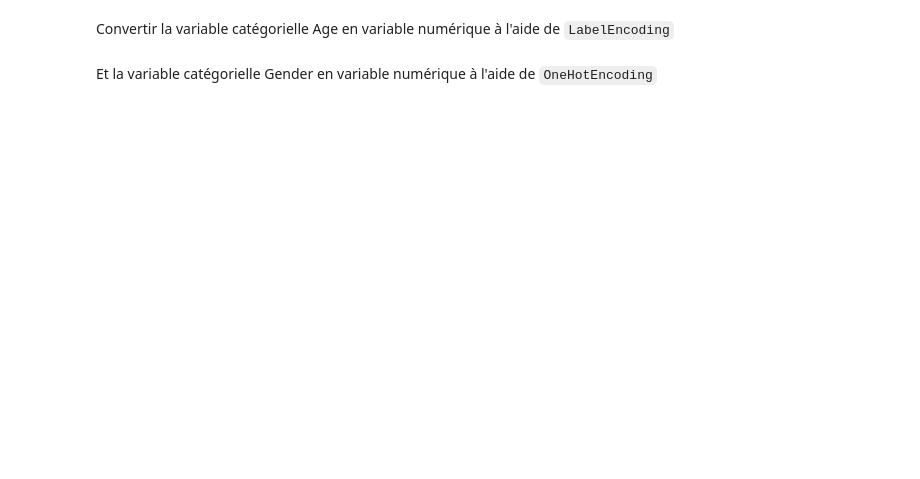
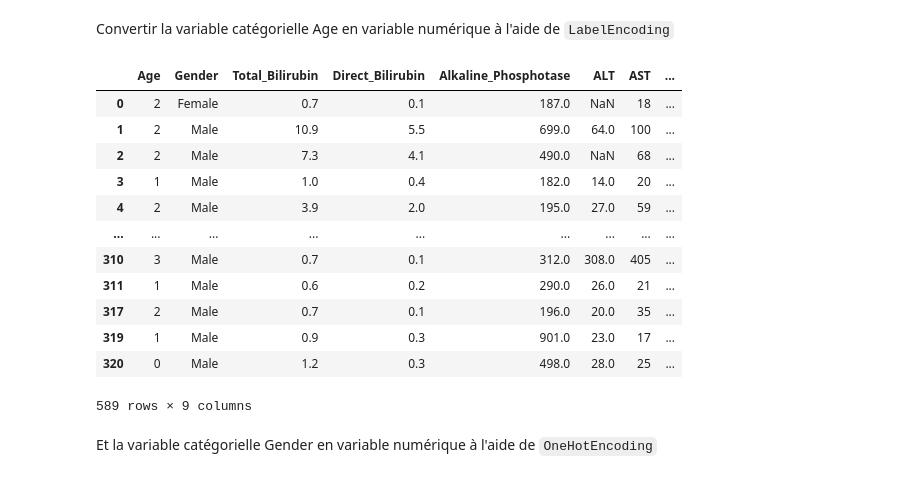
Before and after one commit to LuccasRN/projectEpidemiologie, a Jupyter notebook: project.ipynb, the cells around one changed output. Saved outputs shown, nothing was run; the diff lists cells and outputs as text; code cells hidden in the pictures; blank space fills up the shorter version.

```diff
--- a/project.ipynb
+++ b/project.ipynb
@@ -114,8 +205,23 @@ Convertir la variable catégorielle Age en variable numérique à l'aide de `Lab
 # %%
 le = LabelEncoder()
 df_label_encoded = df.copy()
 df_label_encoded['Age'] = le.fit_transform(df_label_encoded['Age'])
-df_label_encoded.head()
+df=df_label_encoded
+df
+# %% [output]
+|  | Age | Gender | Total_Bilirubin | Direct_Bilirubin | Alkaline_Phosphotase | ALT | AST | ... |
+| 0 | 2 | Female | 0.7 | 0.1 | 187.0 | NaN | 18 | ... |
+| 1 | 2 | Male | 10.9 | 5.5 | 699.0 | 64.0 | 100 | ... |
+| 2 | 2 | Male | 7.3 | 4.1 | 490.0 | NaN | 68 | ... |
+| 3 | 1 | Male | 1.0 | 0.4 | 182.0 | 14.0 | 20 | ... |
+| 4 | 2 | Male | 3.9 | 2.0 | 195.0 | 27.0 | 59 | ... |
+| ... | ... | ... | ... | ... | ... | ... | ... | ... |
+| 310 | 3 | Male | 0.7 | 0.1 | 312.0 | 308.0 | 405 | ... |
+| 311 | 1 | Male | 0.6 | 0.2 | 290.0 | 26.0 | 21 | ... |
+| 317 | 2 | Male | 0.7 | 0.1 | 196.0 | 20.0 | 35 | ... |
+| 319 | 1 | Male | 0.9 | 0.3 | 901.0 | 23.0 | 17 | ... |
+| 320 | 0 | Male | 1.2 | 0.3 | 498.0 | 28.0 | 25 | ... |
+589 rows × 9 columns
 # %% [markdown]
 Et la variable catégorielle Gender en variable numérique à l'aide de `OneHotEncoding`
 # %%
```
Also changed, not shown: parts of 29 cells of this notebook, 1 other file.
